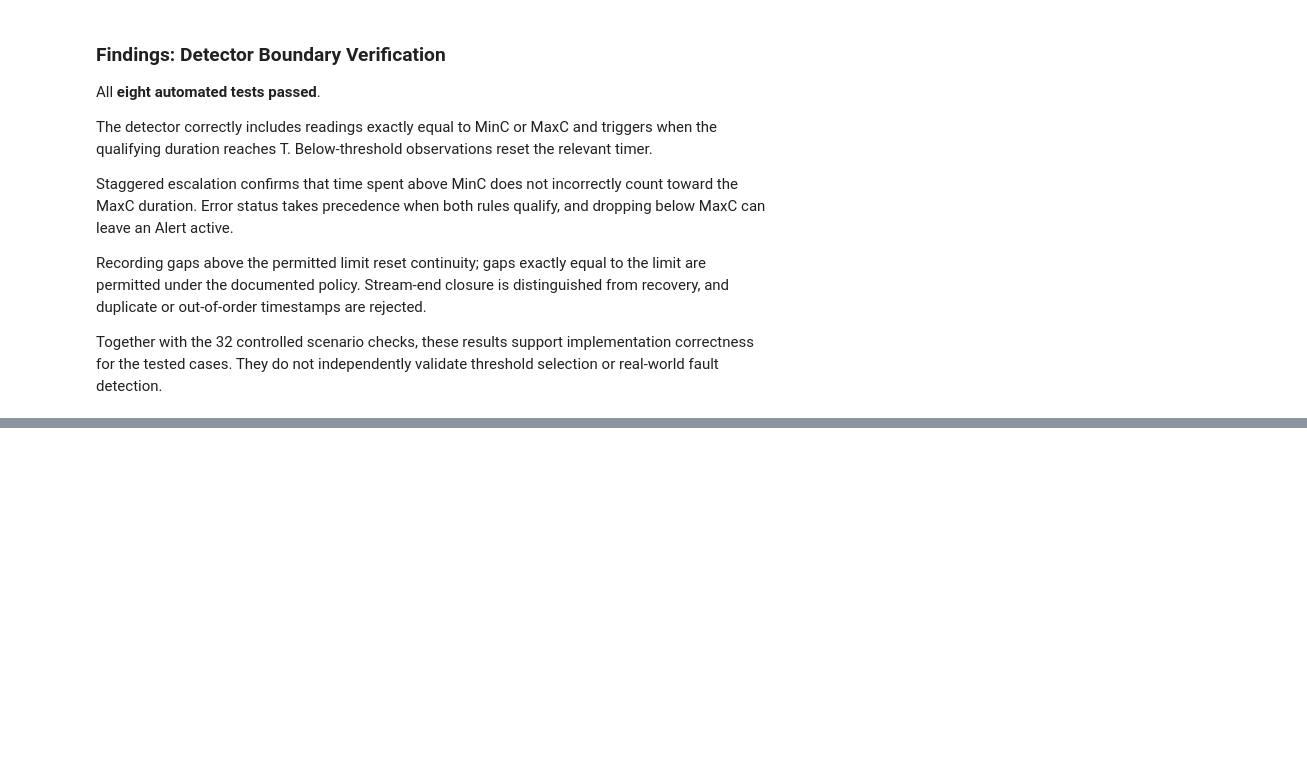
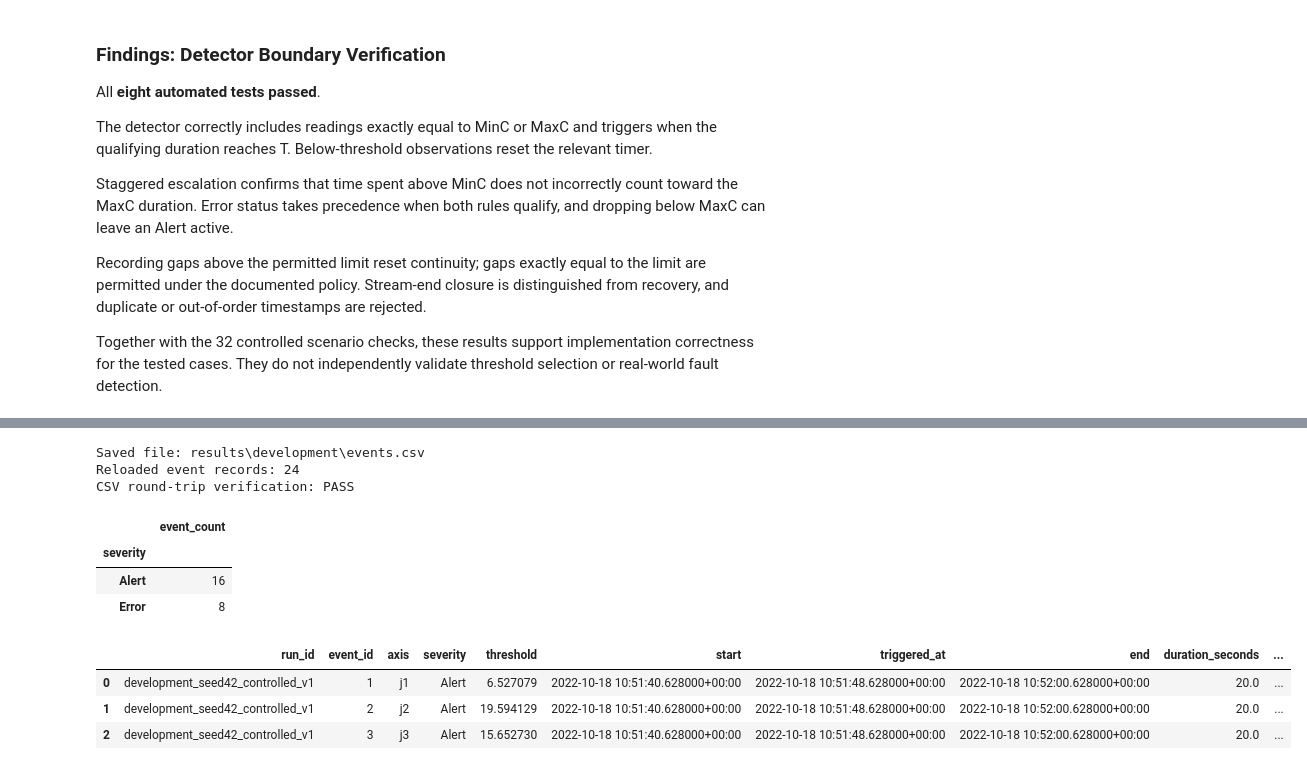
Before and after one commit to UbaidUllah777/DataStreamVisualization-regression-based-anomaly-detection, a Jupyter notebook: Regression_Anomaly_Detection.ipynb, the cells around one changed output, grey strips where cells are left out. Saved outputs shown, nothing was run; the diff lists cells and outputs as text; code cells hidden in the pictures; blank space fills up the shorter version.

Commit message:
Persist development events and verify CSV round trip

```diff
--- a/Regression_Anomaly_Detection.ipynb
+++ b/Regression_Anomaly_Detection.ipynb
@@ -1414,0 +1425,65 @@ Together with the 32 controlled scenario checks, these results support implement
+# %%
+from persistence.event_logger import EventCSVLogger
+
+development_run_id = "development_seed42_controlled_v1"
+
+event_logger = EventCSVLogger(
+    PROJECT_ROOT / "results" / "development" / "events.csv"
+)
+
+saved_event_path = event_logger.save(
+    events=development_events,
+    run_id=development_run_id,
+)
+
+reloaded_events = event_logger.load()
+
+# Compare every detector-event column after reloading.
+expected_events = (
+    development_events
+    .sort_values("event_id")
+    .reset_index(drop=True)
+)
+
+actual_events = (
+    reloaded_events[development_events.columns]
+    .sort_values("event_id")
+    .reset_index(drop=True)
+)
+
+pd.testing.assert_frame_equal(
+    actual_events,
+    expected_events,
+    check_dtype=False,
+    check_exact=False,
+    rtol=1e-10,
+    atol=1e-10,
+)
+
+assert reloaded_events["run_id"].eq(development_run_id).all()
+assert not reloaded_events.duplicated(["run_id", "event_id"]).any()
+
+print("Saved file:", saved_event_path.relative_to(PROJECT_ROOT))
+print("Reloaded event records:", len(reloaded_events))
+print("CSV round-trip verification: PASS")
+
+display(
+    reloaded_events.groupby("severity")
+    .size()
+    .rename("event_count")
+    .to_frame()
+)
+
+display(reloaded_events.head(3))
+# %% [output]
+Saved file: results\development\events.csv
+Reloaded event records: 24
+CSV round-trip verification: PASS
+|  | event_count |
+| severity |  |
+| Alert | 16 |
+| Error | 8 |
+|  | run_id | event_id | axis | severity | threshold | start | triggered_at | end | duration_seconds | ... |
+| 0 | development_seed42_controlled_v1 | 1 | j1 | Alert | 6.527079 | 2022-10-18 10:51:40.628000+00:00 | 2022-10-18 10:51:48.628000+00:00 | 2022-10-18 10:52:00.628000+00:00 | 20.0 | ... |
+| 1 | development_seed42_controlled_v1 | 2 | j2 | Alert | 19.594129 | 2022-10-18 10:51:40.628000+00:00 | 2022-10-18 10:51:48.628000+00:00 | 2022-10-18 10:52:00.628000+00:00 | 20.0 | ... |
+| 2 | development_seed42_controlled_v1 | 3 | j3 | Alert | 15.652730 | 2022-10-18 10:51:40.628000+00:00 | 2022-10-18 10:51:48.628000+00:00 | 2022-10-18 10:52:00.628000+00:00 | 20.0 | ... |
```
Also changed, not shown: parts of 2 cells of this notebook, 3 other files.
